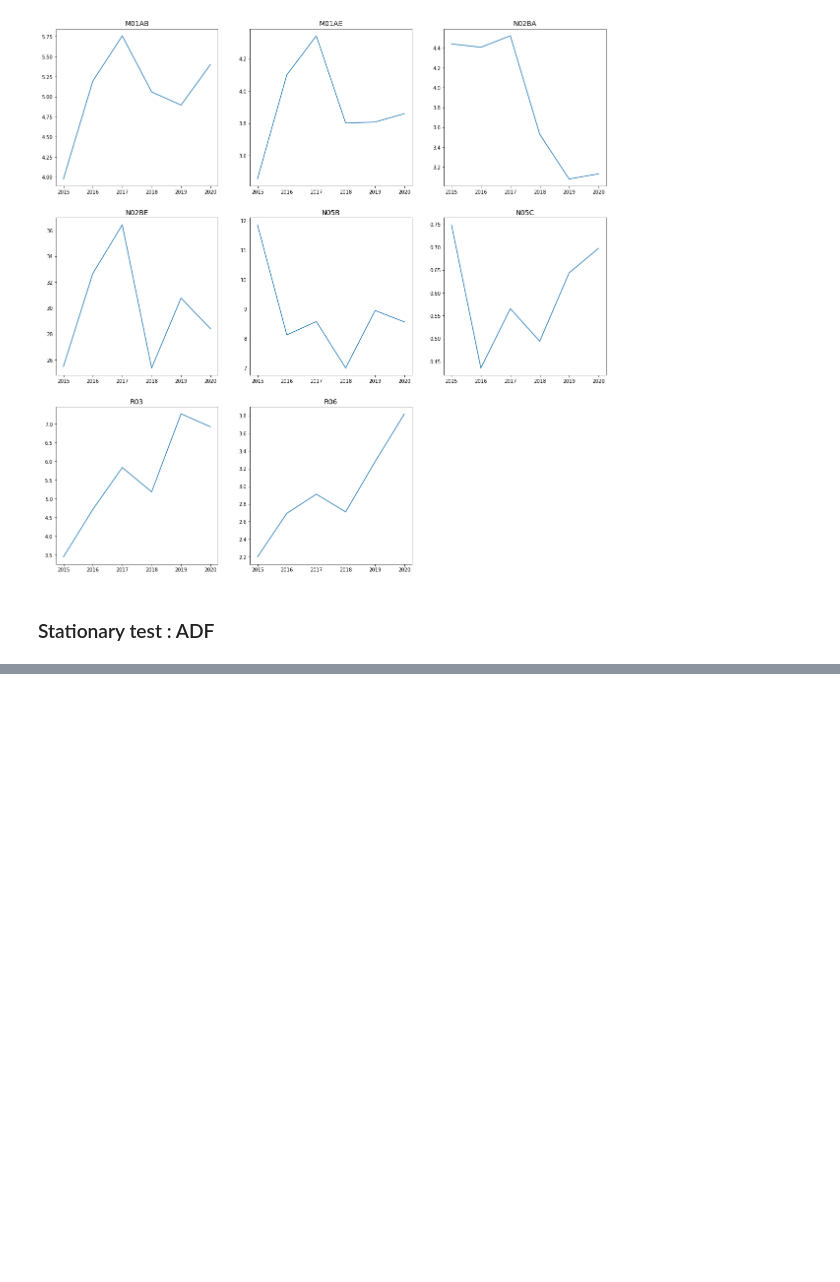
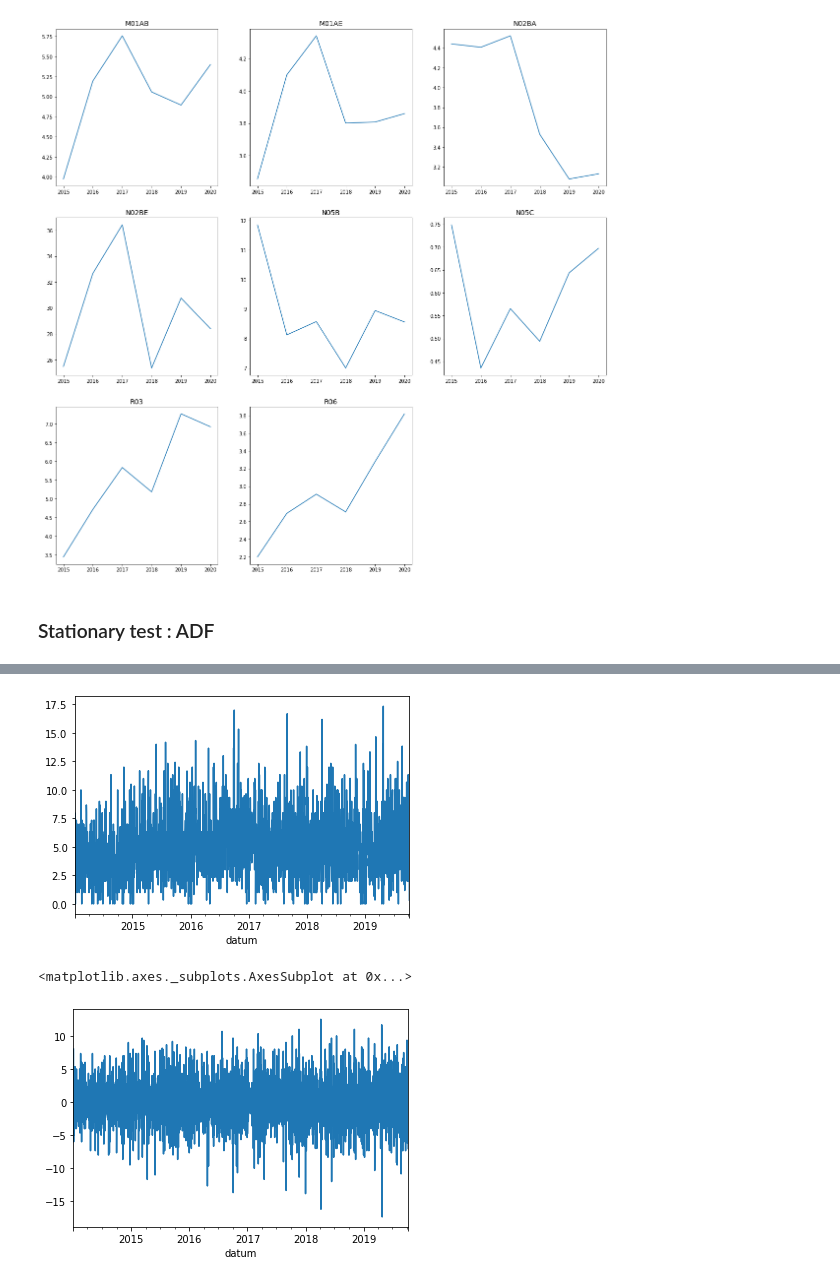
Before and after one commit to GantaChaitra/PharmaSalesAnalysis, a Jupyter notebook: TSA_DailySales.ipynb, the cells around one changed output, grey strips where cells are left out. Cells and saved outputs as stored; diff of their text form; code cells hidden in the pictures; blank space fills up the shorter version.

```diff
--- a/TSA_DailySales.ipynb
+++ b/TSA_DailySales.ipynb
@@ -182,0 +257,3 @@ plot_graph(df_year,cols)
+# %%
+df = pd.DataFrame(data, columns=['M01AB'])
+df.head()
@@ -182,0 +268,3 @@ plot_graph(df_year,cols)
+# %%
+#data['Lag-1'] = data.M01AB.diff(periods=1)
+df['Lag-1'] = df.diff(axis = 0,periods=1)
@@ -182,0 +281,7 @@ plot_graph(df_year,cols)
+# %%
+df['M01AB'].plot(); plt.show()
+df['Lag-1'].plot()
+# %% [output]
+[figure, added]
+<matplotlib.axes._subplots.AxesSubplot at 0x...>
+[figure, added]
```
Also changed, not shown: parts of 35 cells of this notebook.
